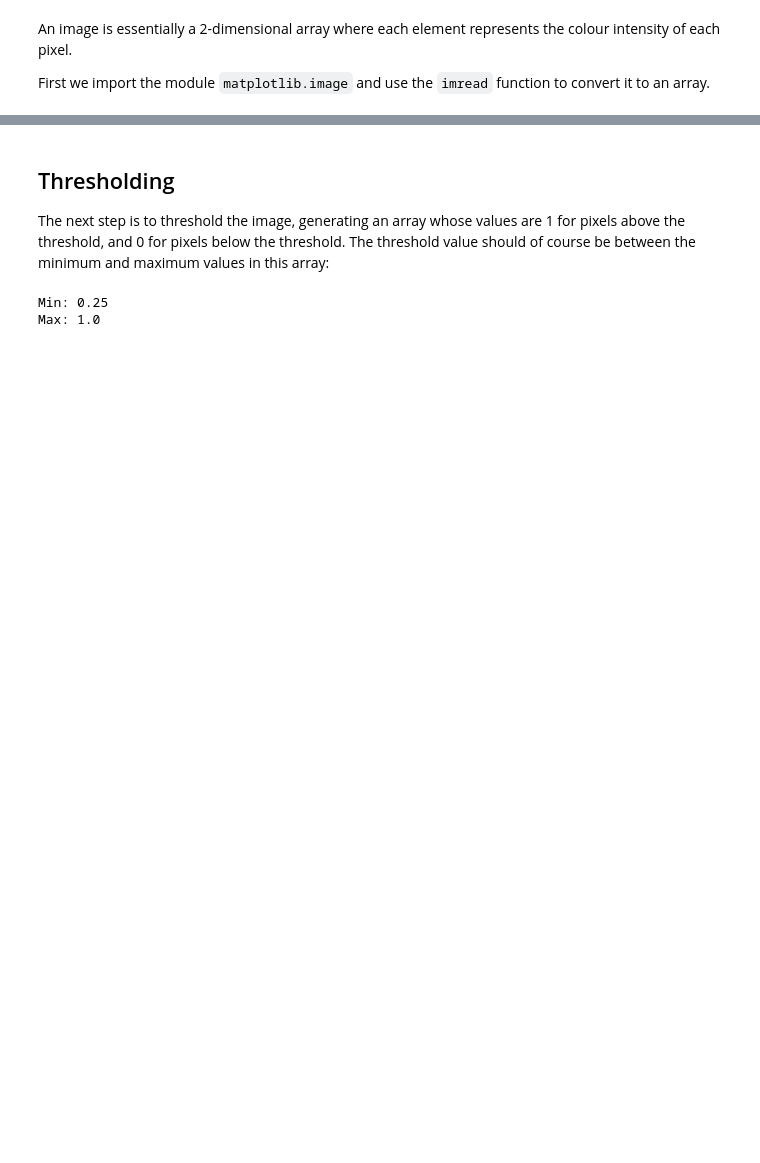
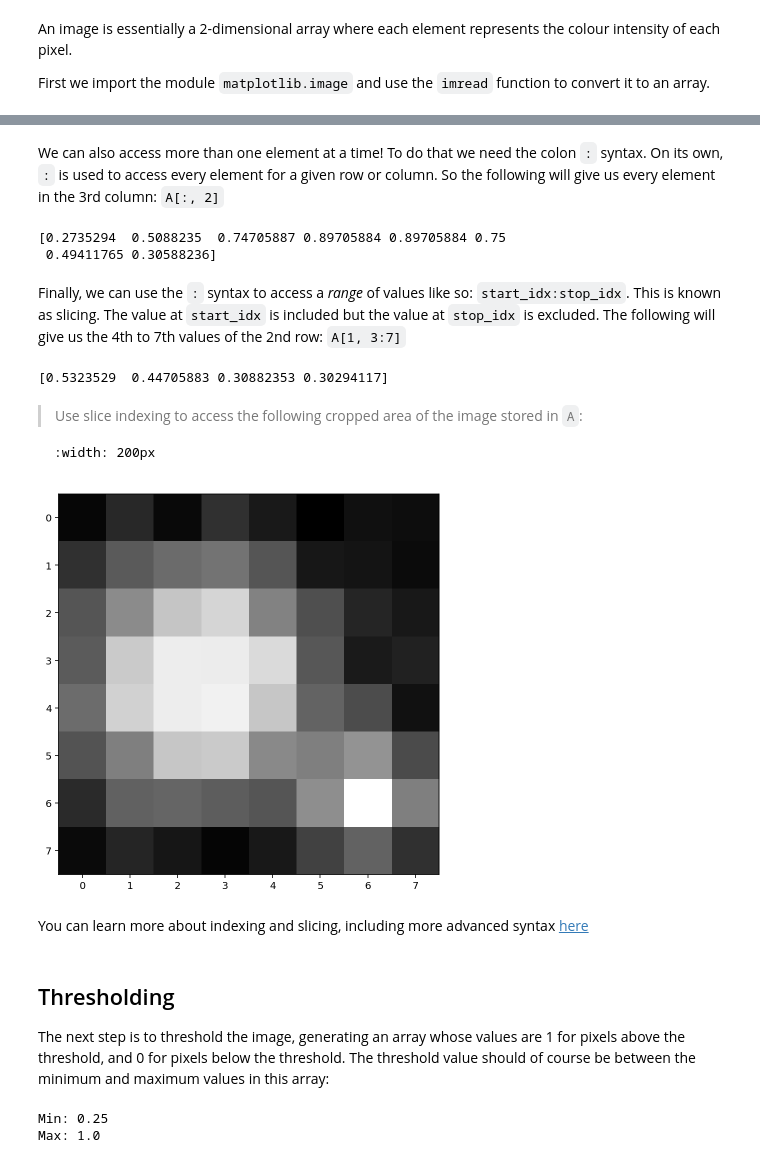
Before and after one commit to UCLNatSci/Interdisciplinary-Research-Skills, a Jupyter notebook: _sources/5_image_segmentation/segmentation.ipynb, the cells around one changed output, grey strips where cells are left out. Saved outputs shown, nothing was run; the diff lists cells and outputs as text; code cells hidden in the pictures; blank space fills up the shorter version.

````diff
--- a/_sources/5_image_segmentation/segmentation.ipynb
+++ b/_sources/5_image_segmentation/segmentation.ipynb
@@ -37,8 +57,8 @@ import numpy as np
 import matplotlib.pyplot as plt
 import matplotlib.image as mpimg # import the image module
 
-x = mpimg.imread("bw.png") # read the image into an array x
-x = np.mean(x, axis=2)
+A = mpimg.imread("bw.png") # read the image into an array A
+A = np.mean(A, axis=2)
 
-print(np.round(x, 1)) # print x, rounding to 1 d.p.
+print(np.round(A, 2)) # print x, rounding to 2 d.p.
 # %% [output]
@@ -55,3 +95,36 @@ print(np.round(x, 1)) # print x, rounding to 1 d.p.
+# %% [markdown]
+We can also access more than one element at a time! To do that we need the colon `:` syntax. On its own, `:` is used to access every element for a given row or column. So the following will give us every element in the 3rd column: `A[:, 2]`
+# %%
+print(A[:, 2])
+# %% [output]
+[0.2735294  0.5088235  0.74705887 0.89705884 0.89705884 0.75
+ 0.49411765 0.30588236]
+# %% [markdown]
+Finally, we can use the `:` syntax to access a *range* of values like so: `start_idx:stop_idx`. This is known as slicing. The value at `start_idx` is included but the value at `stop_idx` is excluded. The following will give us the 4th to 7th values of the 2nd row: `A[1, 3:7]`
+# %%
+print(A[1, 3:7])
+# %% [output]
+[0.5323529  0.44705883 0.30882353 0.30294117]
+# %% [markdown]
+> Use slice indexing to access the following cropped area of the image stored in `A`:
+
+```{image} slice_exercise.png
+:width: 200px
+```
+# %%
+# Adjust these index values to isolate the red box
+
+A_cropped = A[0:8, 0:8]
+
+plt.imshow(A_cropped,
+            cmap=plt.get_cmap('Greys_r') )
+
+# NB This line ensures that the colour scaling remains consistent regardless of cropping
+plt.clim(np.amin(A), np.amax(A))
+# %% [output]
+[figure, added]
+# %% [markdown]
+You can learn more about indexing and slicing, including more advanced syntax [here](https://numpy.org/doc/stable/user/basics.indexing.html)
 # %% [markdown]
 ## Thresholding
 The next step is to threshold the image, generating an array whose values are 1 for pixels above the threshold, and 0 for pixels below the threshold. The threshold value should of course be between the minimum and maximum values in this array:
````
Also changed, not shown: parts of 35 cells of this notebook, 19 other files.
